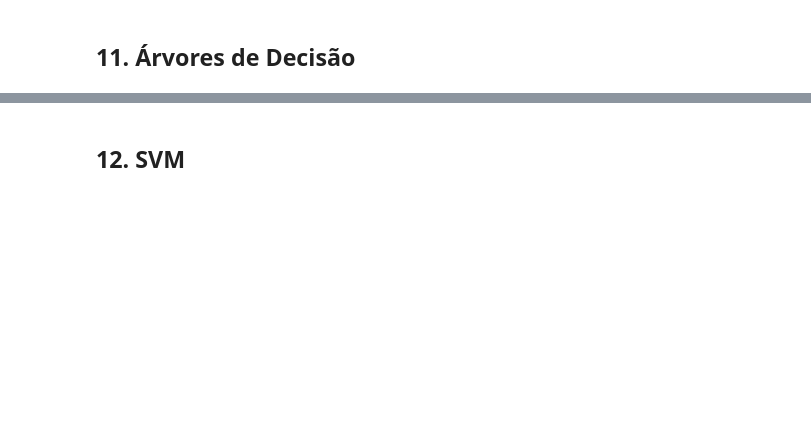
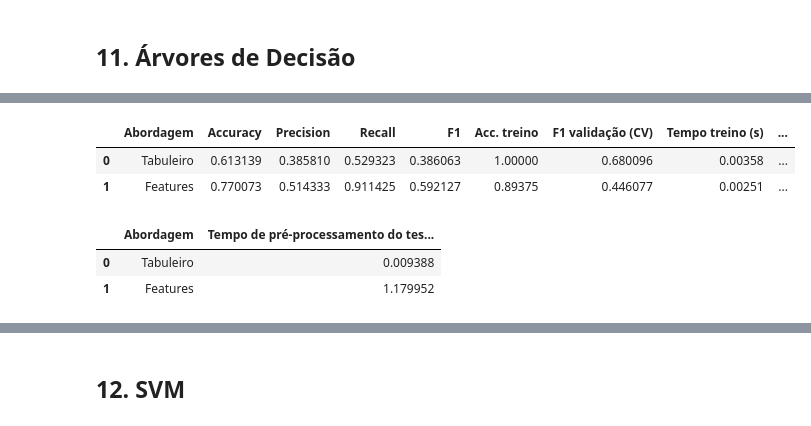
Before and after one commit to daniellemadridd/T1-IA, a Jupyter notebook: notebook/tic-tac-toe.ipynb, the cells around one changed output, grey strips where cells are left out. Drawn from its saved outputs; the diff is of its cells as text; code cells hidden in the pictures; blank space fills up the shorter version.

```diff
--- a/notebook/tic-tac-toe.ipynb
+++ b/notebook/tic-tac-toe.ipynb
@@ -752,0 +932,24 @@ mlp_results_comparison
+# %%
+dt_features = DecisionTreeClassifier(random_state=42)
+
+grid_dt_features = GridSearchCV(
+    dt_features,
+    dt_params,
+    scoring='f1_macro',
+    cv=dt_cv,
+    n_jobs=-1
+)
+
+grid_dt_features.fit(dt_X_features_cv, dt_y_cv)
+
+print('Melhores parâmetros (features):')
+print(grid_dt_features.best_params_)
+print('Melhor F1 na validação:', grid_dt_features.best_score_)
+
+best_dt_features, pred_dt_features, res_dt_features = avaliar_arvore(
+    'Features', grid_dt_features,
+    X_train_features, y_train, X_test_features, y_test
+)
+
+print('\nClassification report (features):')
+print(classification_report(y_test, pred_dt_features, zero_division=0))
@@ -752,0 +972,27 @@ mlp_results_comparison
+# %%
+dt_results = pd.DataFrame([res_dt_board, res_dt_features])
+
+dt_results
+# %% [output]
+|  | Abordagem | Accuracy | Precision | Recall | F1 | Acc. treino | F1 validação (CV) | Tempo treino (s) | ... |
+| 0 | Tabuleiro | 0.613139 | 0.385810 | 0.529323 | 0.386063 | 1.00000 | 0.680096 | 0.00358 | ... |
+| 1 | Features | 0.770073 | 0.514333 | 0.911425 | 0.592127 | 0.89375 | 0.446077 | 0.00251 | ... |
+# %%
+t0 = time.perf_counter()
+_ = test_df[board_columns].replace(board_mapping)
+dt_tempo_prep_board = time.perf_counter() - t0
+
+t0 = time.perf_counter()
+_ = test_df.apply(extract_features, axis=1)
+dt_tempo_prep_features = time.perf_counter() - t0
+
+dt_custo_preprocessamento = pd.DataFrame([
+    {'Abordagem': 'Tabuleiro', 'Tempo de pré-processamento do teste (s)': dt_tempo_prep_board},
+    {'Abordagem': 'Features', 'Tempo de pré-processamento do teste (s)': dt_tempo_prep_features}
+])
+
+dt_custo_preprocessamento
+# %% [output]
+|  | Abordagem | Tempo de pré-processamento do tes... |
+| 0 | Tabuleiro | 0.009388 |
+| 1 | Features | 1.179952 |
```
Also changed, not shown: parts of 33 cells of this notebook, 2 other files.
